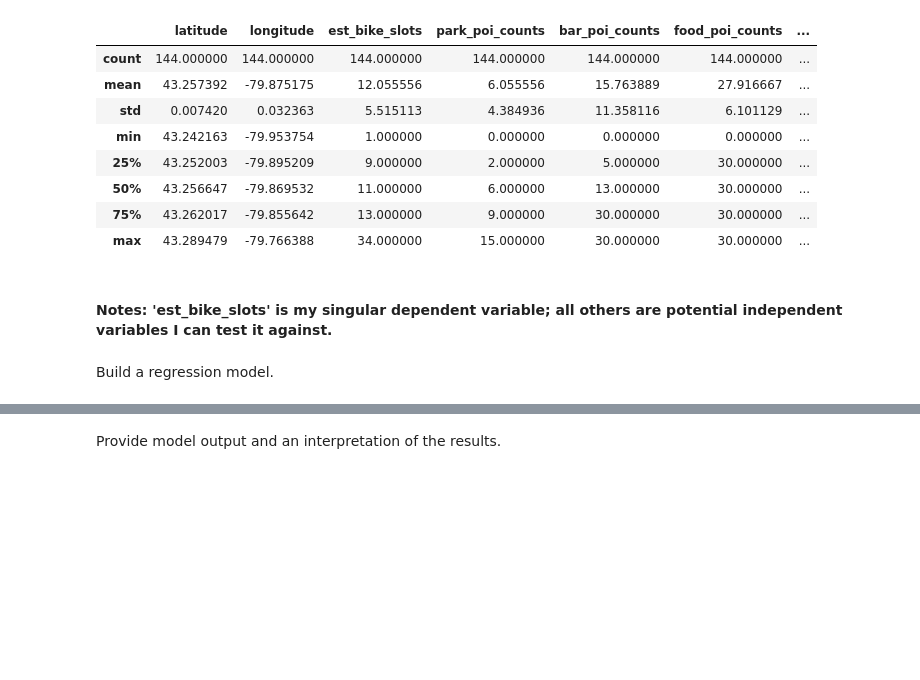
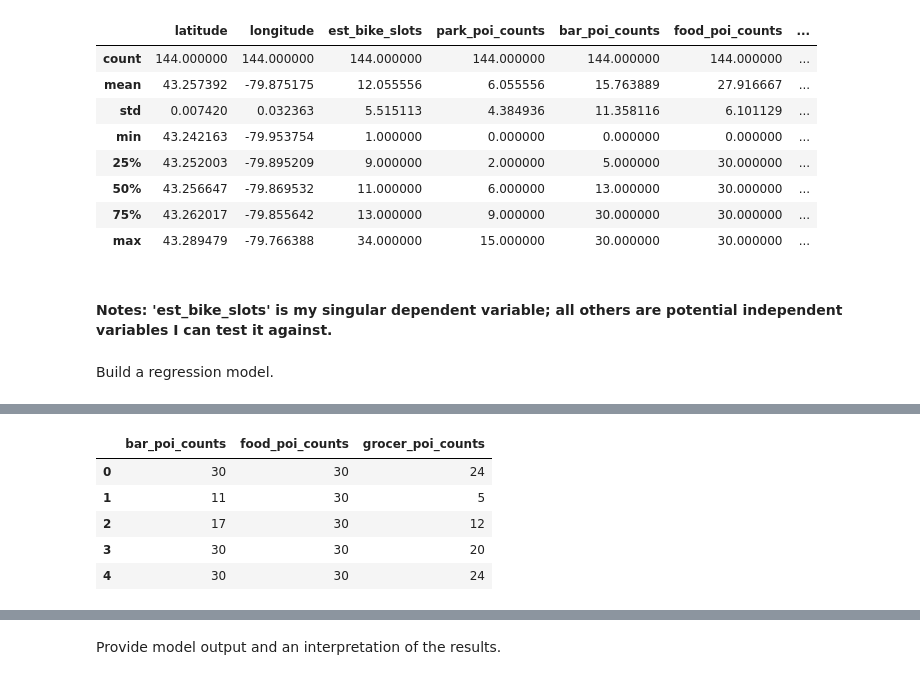
Before and after one commit to AndrewE23/Final-Project-Statistical-Modelling-with-Python, a Jupyter notebook: notebooks/model_building.ipynb, the cells around one changed output, grey strips where cells are left out. Saved outputs shown, nothing was run; the diff lists cells and outputs as text; code cells hidden in the pictures; blank space fills up the shorter version.

```diff
--- a/notebooks/model_building.ipynb
+++ b/notebooks/model_building.ipynb
@@ -131,0 +153,11 @@ dtype: float64]
+# %%
+# park_poi_counts has the highest adj_r2, so we can proceed with the model
+remaining_var = indep.drop(['park_poi_counts'], axis=1)
+remaining_var.head()
+# %% [output]
+|  | bar_poi_counts | food_poi_counts | grocer_poi_counts |
+| 0 | 30 | 30 | 24 |
+| 1 | 11 | 30 | 5 |
+| 2 | 17 | 30 | 12 |
+| 3 | 30 | 30 | 20 |
+| 4 | 30 | 30 | 24 |
```
Also changed, not shown: parts of 11 cells of this notebook, 2 other files.
